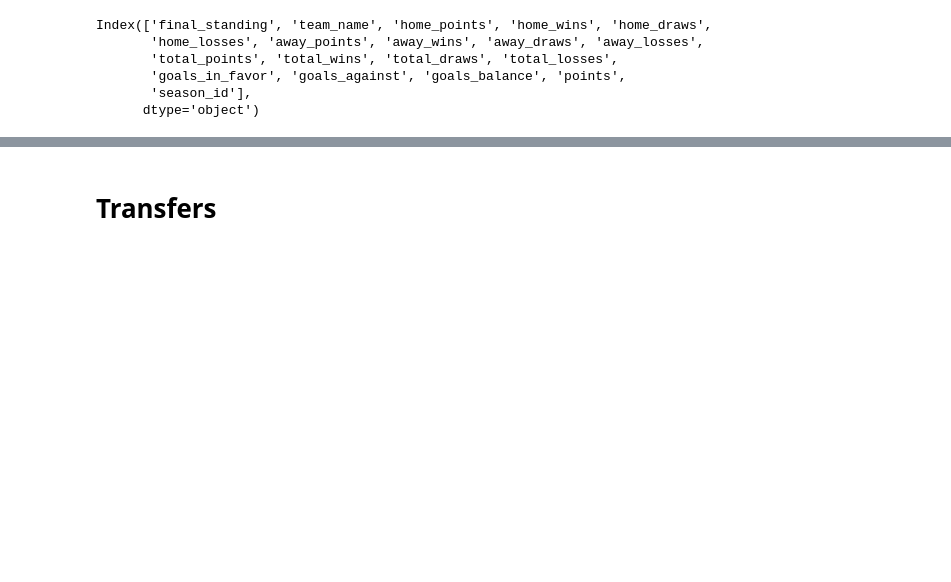
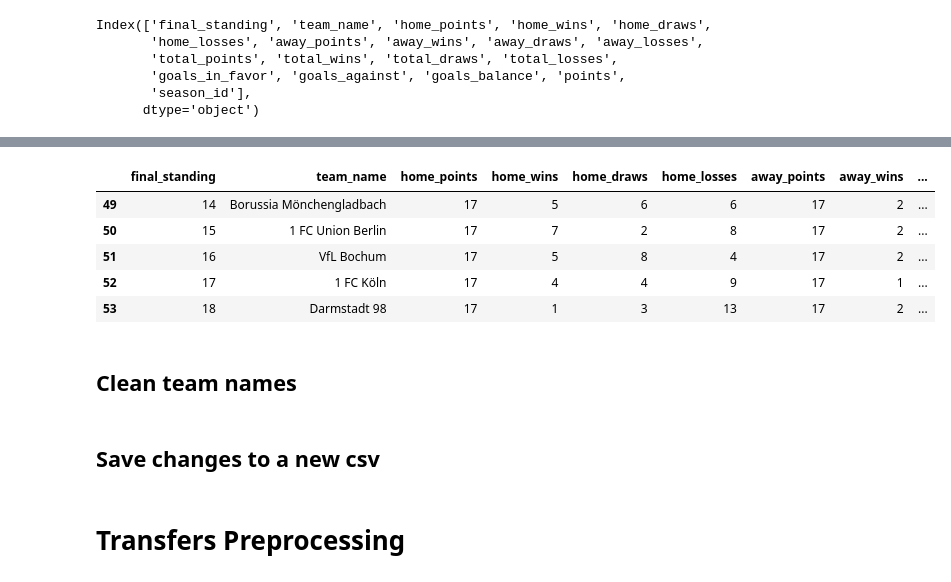
Before and after one commit to LuisAlcalaPerez/redbull_soccer_case_study, a Jupyter notebook: notebooks/preprocessing.ipynb, the cells around one changed output, grey strips where cells are left out. Drawn from its saved outputs; the diff is of its cells as text; code cells hidden in the pictures; blank space fills up the shorter version.

Commit message:
separated eda and preprocessing

```diff
--- a/notebooks/preprocessing_EDA.ipynb
+++ b/notebooks/preprocessing.ipynb
@@ -185,3 +192,5 @@ standings_df.head()
 | 2 | 3 | RB Leipzig | 17 | 7 | 8 | 2 | 17 | 11 | ... |
 | 3 | 4 | Borussia Mönchengladbach | 17 | 12 | 2 | 3 | 17 | 8 | ... |
 | 4 | 5 | Bayer 04 Leverkusen | 17 | 9 | 4 | 4 | 17 | 10 | ... |
+# %%
+standings_df.sort_values(by=['season_id', 'final_standing'], inplace=True)
@@ -187,0 +199,3 @@ standings_df.head()
+# %%
+standings_df['goals_balance'] = standings_df['goals_balance'].str.replace('+', '', regex=False)
+standings_df.head()
@@ -219,0 +252,2 @@ Available seasons: ['2019' '2021' '2023' '2022' '2020']
+# %%
+standings_df[numerical_cols] = standings_df[numerical_cols].apply(pd.to_numeric, errors='coerce')
@@ -219,0 +277,11 @@ Available seasons: ['2019' '2021' '2023' '2022' '2020']
+# %%
+standings_df.tail()
+# %% [output]
+|  | final_standing | team_name | home_points | home_wins | home_draws | home_losses | away_points | away_wins | ... |
+| 49 | 14 | Borussia Mönchengladbach | 17 | 5 | 6 | 6 | 17 | 2 | ... |
+| 50 | 15 | 1 FC Union Berlin | 17 | 7 | 2 | 8 | 17 | 2 | ... |
+| 51 | 16 | VfL Bochum | 17 | 5 | 8 | 4 | 17 | 2 | ... |
+| 52 | 17 | 1 FC Köln | 17 | 4 | 4 | 9 | 17 | 1 | ... |
+| 53 | 18 | Darmstadt 98 | 17 | 1 | 3 | 13 | 17 | 2 | ... |
+# %% [markdown]
+## Clean team names
@@ -219,0 +298,2 @@ Available seasons: ['2019' '2021' '2023' '2022' '2020']
+# %% [markdown]
+## Save changes to a new csv
@@ -220,2 +302,2 @@ Available seasons: ['2019' '2021' '2023' '2022' '2020']
 # %% [markdown]
-# Transfers
+# Transfers Preprocessing
```
Also changed, not shown: parts of 17 cells of this notebook, 1 other file.
